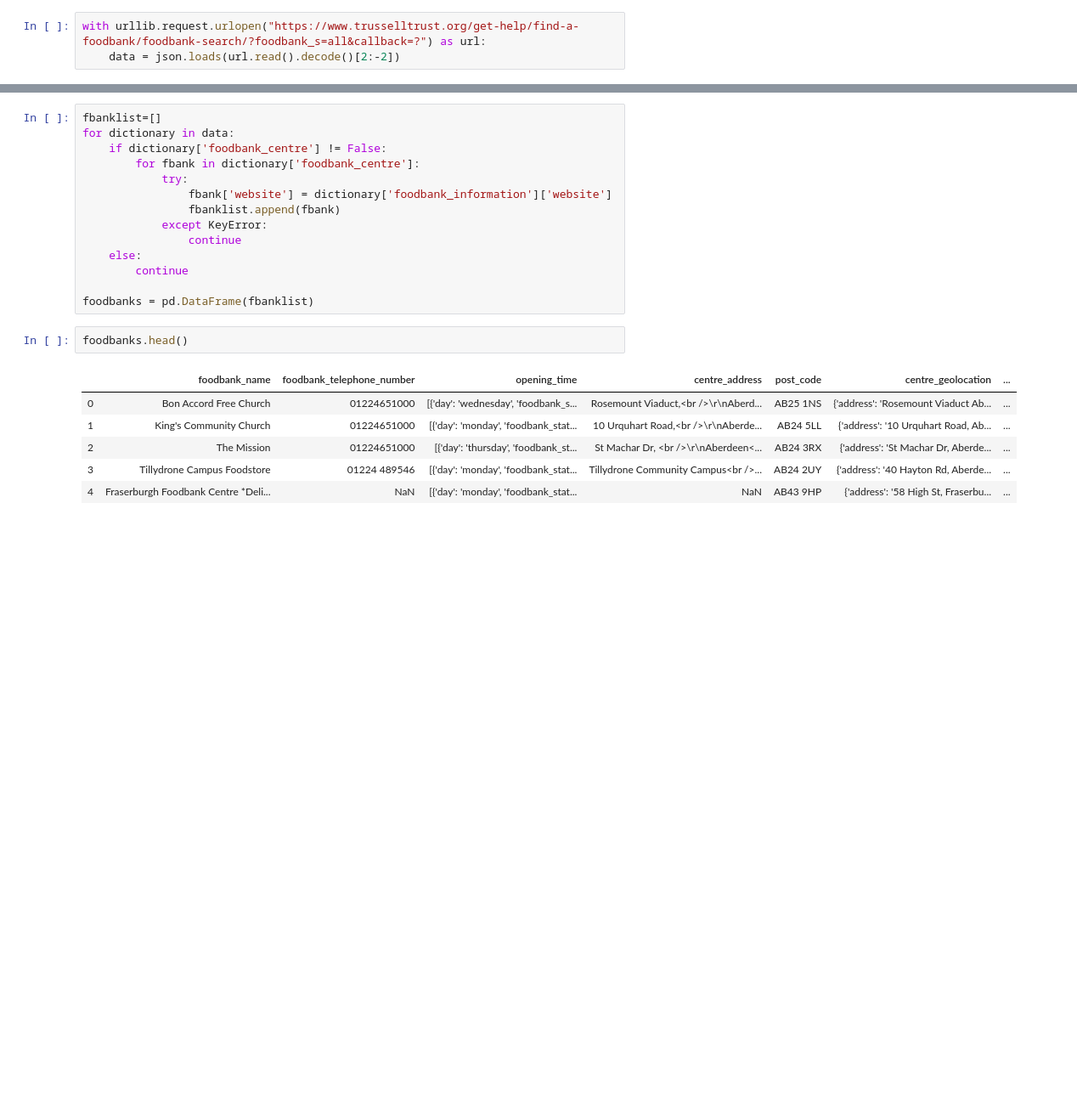
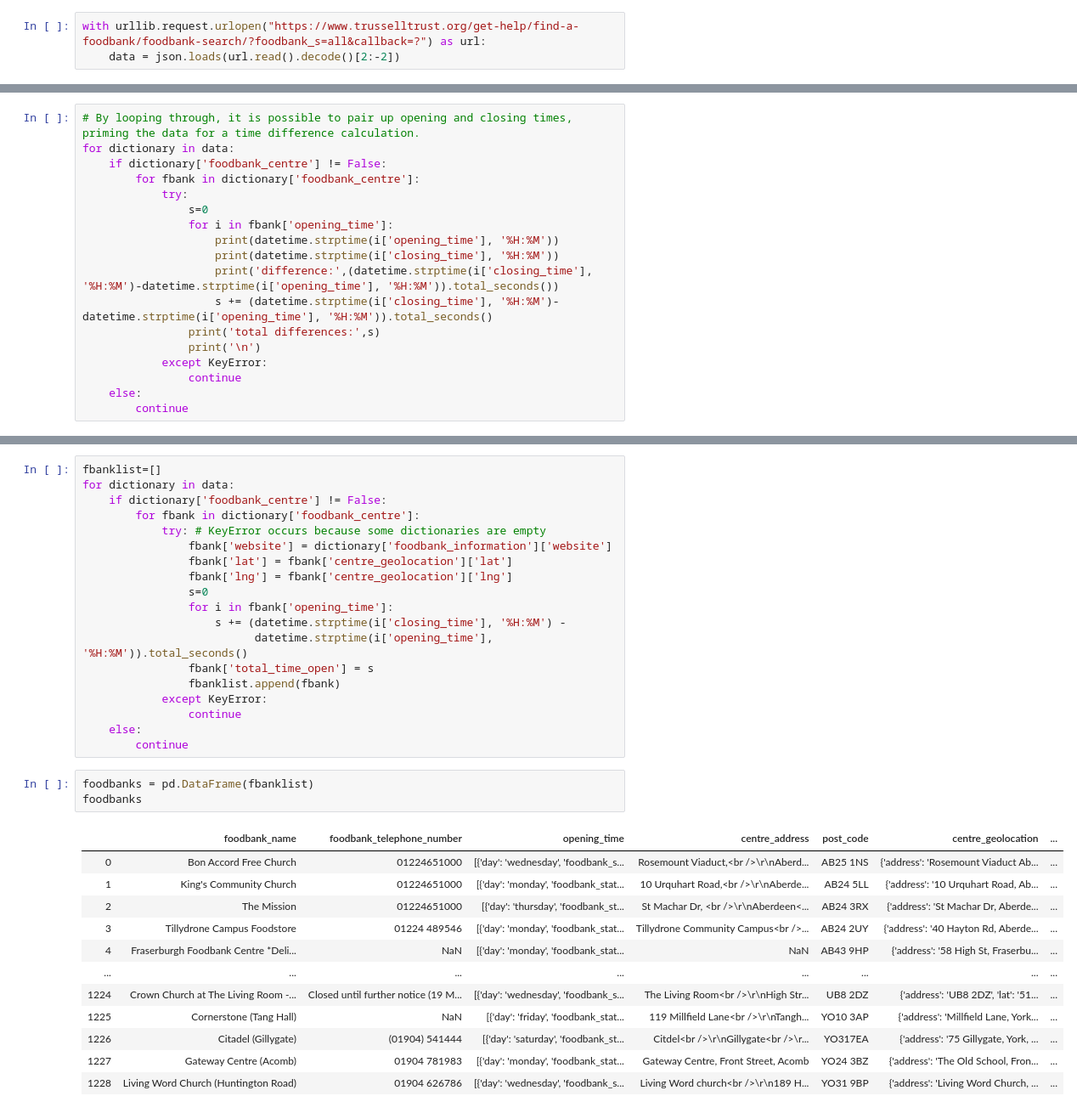
Before and after one commit to Luca-Stef/Food-Bank-Web-Scraper, a Jupyter notebook: Food Bank Web Scraper..ipynb, the cells around one changed output, grey strips where cells are left out. Shown: that part at 85% size. Drawn from its saved outputs; the diff is of its cells as text; blank space fills up the shorter version.

```diff
--- a/Food Bank Web Scraper..ipynb
+++ b/Food Bank Web Scraper..ipynb
@@ -10,0 +34,18 @@ with urllib.request.urlopen("https://www.trusselltrust.org/get-help/find-a-foodb
+# %%
+# By looping through, it is possible to pair up opening and closing times, priming the data for a time difference calculation.
+for dictionary in data:
+    if dictionary['foodbank_centre'] != False:
+        for fbank in dictionary['foodbank_centre']:
+            try:
+                s=0
+                for i in fbank['opening_time']:
+                    print(datetime.strptime(i['opening_time'], '%H:%M'))
+                    print(datetime.strptime(i['closing_time'], '%H:%M'))
+                    print('difference:',(datetime.strptime(i['closing_time'], '%H:%M')-datetime.strptime(i['opening_time'], '%H:%M')).total_seconds())
+                    s += (datetime.strptime(i['closing_time'], '%H:%M')-datetime.strptime(i['opening_time'], '%H:%M')).total_seconds()
+                print('total differences:',s)
+                print('\n')
+            except KeyError:
+                continue
+    else:
+        continue
@@ -13,21 +72,33 @@ fbanklist=[]
 for dictionary in data:
     if dictionary['foodbank_centre'] != False:
         for fbank in dictionary['foodbank_centre']:
-            try:
+            try: # KeyError occurs because some dictionaries are empty
                 fbank['website'] = dictionary['foodbank_information']['website']
+                fbank['lat'] = fbank['centre_geolocation']['lat']
+                fbank['lng'] = fbank['centre_geolocation']['lng']
+                s=0
+                for i in fbank['opening_time']:
+                    s += (datetime.strptime(i['closing_time'], '%H:%M') -
+                          datetime.strptime(i['opening_time'], '%H:%M')).total_seconds()
+                fbank['total_time_open'] = s
                 fbanklist.append(fbank)
             except KeyError:
                 continue
     else:
         continue
-
-foodbanks = pd.DataFrame(fbanklist)
-# %%
-foodbanks.head()
-# %% [output]
-|  | foodbank_name | foodbank_telephone_number | opening_time | centre_address | post_code | centre_geolocation | ... |
-| 0 | Bon Accord Free Church | 01224651000 | [{'day': 'wednesday', 'foodbank_s... | Rosemount Viaduct,<br />\r\nAberd... | AB25 1NS | {'address': 'Rosemount Viaduct Ab... | ... |
-| 1 | King's Community Church | 01224651000 | [{'day': 'monday', 'foodbank_stat... | 10 Urquhart Road,<br />\r\nAberde... | AB24 5LL | {'address': '10 Urquhart Road, Ab... | ... |
-| 2 | The Mission | 01224651000 | [{'day': 'thursday', 'foodbank_st... | St Machar Dr, <br />\r\nAberdeen<... | AB24 3RX | {'address': 'St Machar Dr, Aberde... | ... |
-| 3 | Tillydrone Campus Foodstore | 01224 489546 | [{'day': 'monday', 'foodbank_stat... | Tillydrone Community Campus<br />... | AB24 2UY | {'address': '40 Hayton Rd, Aberde... | ... |
-| 4 | Fraserburgh Foodbank Centre *Deli... | NaN | [{'day': 'monday', 'foodbank_stat... | NaN | AB43 9HP | {'address': '58 High St, Fraserbu... | ... |
+# %%
+foodbanks = pd.DataFrame(fbanklist)
+foodbanks
+# %% [output]
+|  | foodbank_name | foodbank_telephone_number | opening_time | centre_address | post_code | centre_geolocation | ... |
+| 0 | Bon Accord Free Church | 01224651000 | [{'day': 'wednesday', 'foodbank_s... | Rosemount Viaduct,<br />\r\nAberd... | AB25 1NS | {'address': 'Rosemount Viaduct Ab... | ... |
+| 1 | King's Community Church | 01224651000 | [{'day': 'monday', 'foodbank_stat... | 10 Urquhart Road,<br />\r\nAberde... | AB24 5LL | {'address': '10 Urquhart Road, Ab... | ... |
+| 2 | The Mission | 01224651000 | [{'day': 'thursday', 'foodbank_st... | St Machar Dr, <br />\r\nAberdeen<... | AB24 3RX | {'address': 'St Machar Dr, Aberde... | ... |
+| 3 | Tillydrone Campus Foodstore | 01224 489546 | [{'day': 'monday', 'foodbank_stat... | Tillydrone Community Campus<br />... | AB24 2UY | {'address': '40 Hayton Rd, Aberde... | ... |
+| 4 | Fraserburgh Foodbank Centre *Deli... | NaN | [{'day': 'monday', 'foodbank_stat... | NaN | AB43 9HP | {'address': '58 High St, Fraserbu... | ... |
+| ... | ... | ... | ... | ... | ... | ... | ... |
+| 1224 | Crown Church at The Living Room -... | Closed until further notice (19 M... | [{'day': 'wednesday', 'foodbank_s... | The Living Room<br />\r\nHigh Str... | UB8 2DZ | {'address': 'UB8 2DZ', 'lat': '51... | ... |
+| 1225 | Cornerstone (Tang Hall) | NaN | [{'day': 'friday', 'foodbank_stat... | 119 Millfield Lane<br />\r\nTangh... | YO10 3AP | {'address': 'Millfield Lane, York... | ... |
+| 1226 | Citadel (Gillygate) | (01904) 541444 | [{'day': 'saturday', 'foodbank_st... | Citdel<br />\r\nGillygate<br />\r... | YO317EA | {'address': '75 Gillygate, York, ... | ... |
+| 1227 | Gateway Centre (Acomb) | 01904 781983 | [{'day': 'monday', 'foodbank_stat... | Gateway Centre, Front Street, Acomb | YO24 3BZ | {'address': 'The Old School, Fron... | ... |
+| 1228 | Living Word Church (Huntington Road) | 01904 626786 | [{'day': 'wednesday', 'foodbank_s... | Living Word church<br />\r\n189 H... | YO31 9BP | {'address': 'Living Word Church, ... | ... |
```
Also changed, not shown: parts of 12 cells of this notebook.
